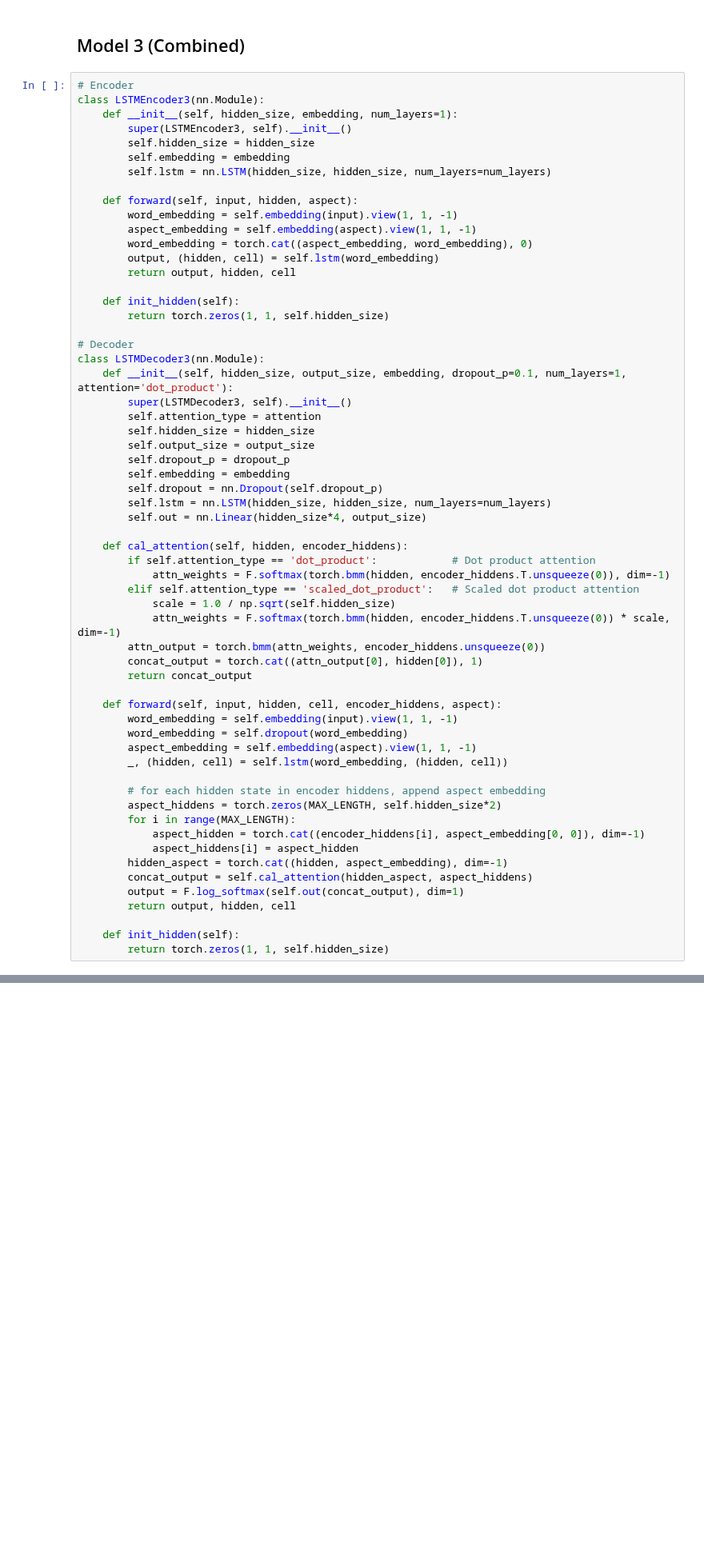
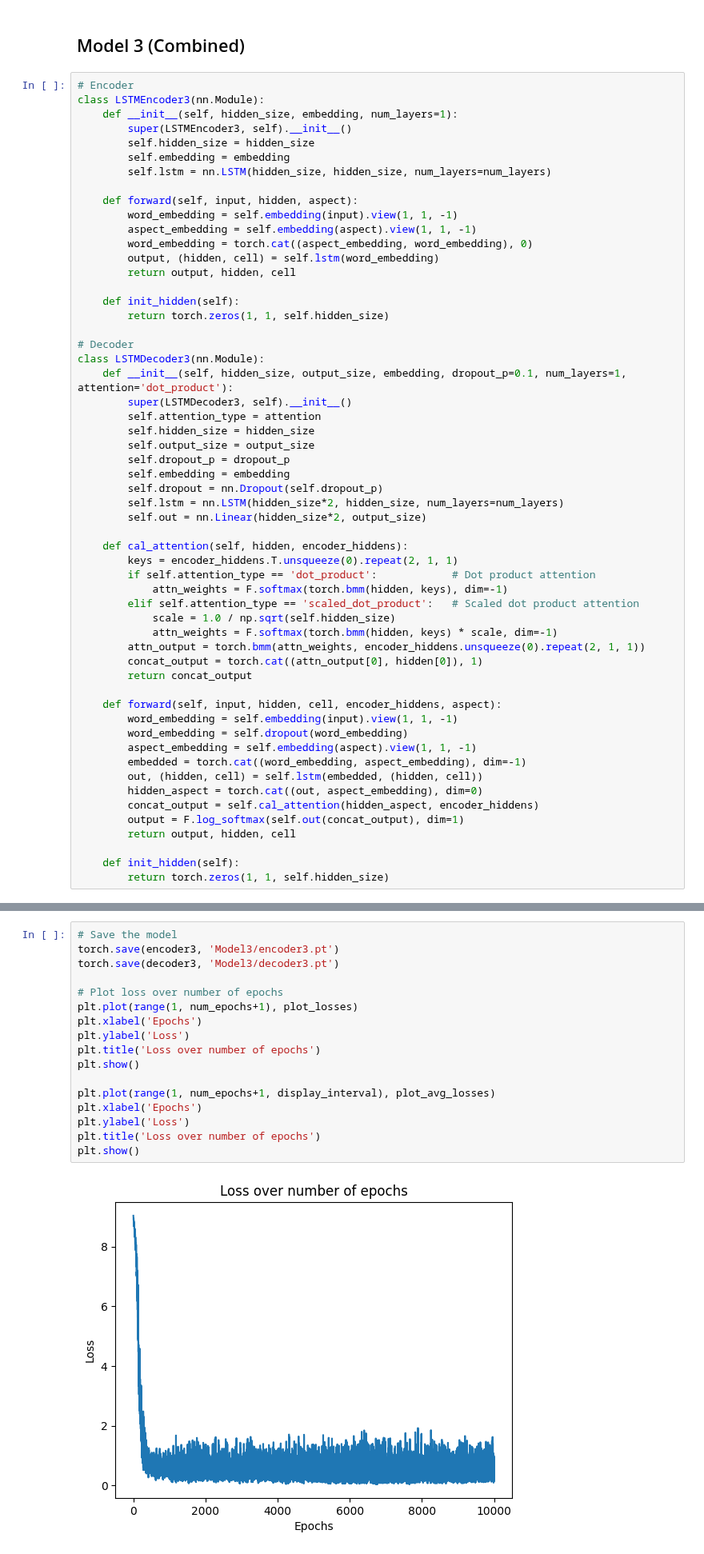
Before and after one commit to LisonLau/CITS4012-Project, a Jupyter notebook: CITS4012_10.ipynb, the cells around one changed output, grey strips where cells are left out. Shown at 80% size. Cells and saved outputs as stored; diff of their text form; blank space fills up the shorter version.

```diff
--- a/CITS4012_10.ipynb
+++ b/CITS4012_10.ipynb
@@ -586,16 +592,17 @@ class LSTMDecoder3(nn.Module):
         self.dropout_p = dropout_p
         self.embedding = embedding
         self.dropout = nn.Dropout(self.dropout_p)
-        self.lstm = nn.LSTM(hidden_size, hidden_size, num_layers=num_layers)
-        self.out = nn.Linear(hidden_size*4, output_size)
+        self.lstm = nn.LSTM(hidden_size*2, hidden_size, num_layers=num_layers)
+        self.out = nn.Linear(hidden_size*2, output_size)
 
     def cal_attention(self, hidden, encoder_hiddens):
+        keys = encoder_hiddens.T.unsqueeze(0).repeat(2, 1, 1)
         if self.attention_type == 'dot_product':            # Dot product attention
-            attn_weights = F.softmax(torch.bmm(hidden, encoder_hiddens.T.unsqueeze(0)), dim=-1)
+            attn_weights = F.softmax(torch.bmm(hidden, keys), dim=-1)
         elif self.attention_type == 'scaled_dot_product':   # Scaled dot product attention
             scale = 1.0 / np.sqrt(self.hidden_size)
-            attn_weights = F.softmax(torch.bmm(hidden, encoder_hiddens.T.unsqueeze(0)) * scale, dim=-1)
-        attn_output = torch.bmm(attn_weights, encoder_hiddens.unsqueeze(0))
+            attn_weights = F.softmax(torch.bmm(hidden, keys) * scale, dim=-1)
+        attn_output = torch.bmm(attn_weights, encoder_hiddens.unsqueeze(0).repeat(2, 1, 1))
         concat_output = torch.cat((attn_output[0], hidden[0]), 1)
         return concat_output
 
@@ -603,15 +610,10 @@ class LSTMDecoder3(nn.Module):
         word_embedding = self.embedding(input).view(1, 1, -1)
         word_embedding = self.dropout(word_embedding)
         aspect_embedding = self.embedding(aspect).view(1, 1, -1)
-        _, (hidden, cell) = self.lstm(word_embedding, (hidden, cell))
-
-        # for each hidden state in encoder hiddens, append aspect embedding
-        aspect_hiddens = torch.zeros(MAX_LENGTH, self.hidden_size*2)
-        for i in range(MAX_LENGTH):
-            aspect_hidden = torch.cat((encoder_hiddens[i], aspect_embedding[0, 0]), dim=-1)
-            aspect_hiddens[i] = aspect_hidden
-        hidden_aspect = torch.cat((hidden, aspect_embedding), dim=-1)
-        concat_output = self.cal_attention(hidden_aspect, aspect_hiddens)
+        embedded = torch.cat((word_embedding, aspect_embedding), dim=-1)
+        out, (hidden, cell) = self.lstm(embedded, (hidden, cell))
+        hidden_aspect = torch.cat((out, aspect_embedding), dim=0)
+        concat_output = self.cal_attention(hidden_aspect, encoder_hiddens)
         output = F.log_softmax(self.out(concat_output), dim=1)
         return output, hidden, cell
 
@@ -712,0 +715,19 @@ Epoch [10000/10000], Loss: 0.5397
+# %%
+# Save the model
+torch.save(encoder3, 'Model3/encoder3.pt')
+torch.save(decoder3, 'Model3/decoder3.pt')
+
+# Plot loss over number of epochs
+plt.plot(range(1, num_epochs+1), plot_losses)
+plt.xlabel('Epochs')
+plt.ylabel('Loss')
+plt.title('Loss over number of epochs')
+plt.show()
+
+plt.plot(range(1, num_epochs+1, display_interval), plot_avg_losses)
+plt.xlabel('Epochs')
+plt.ylabel('Loss')
+plt.title('Loss over number of epochs')
+plt.show()
+# %% [output]
+[figure, added]
```
Also changed, not shown: parts of 17 cells of this notebook, 7 other files.
